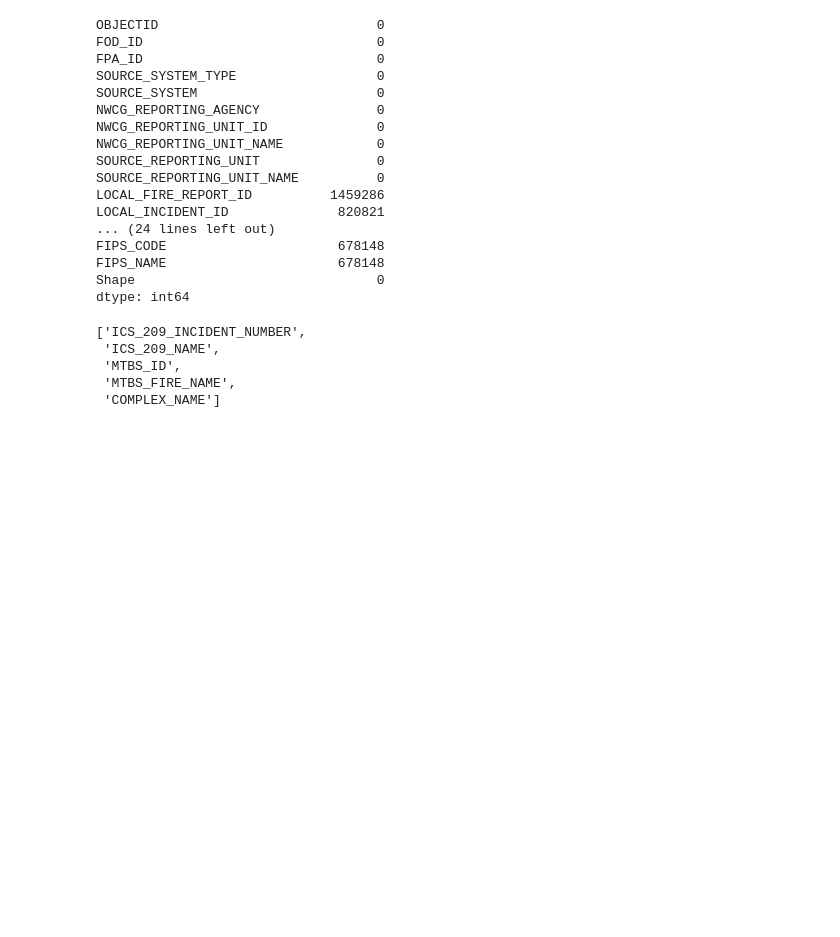
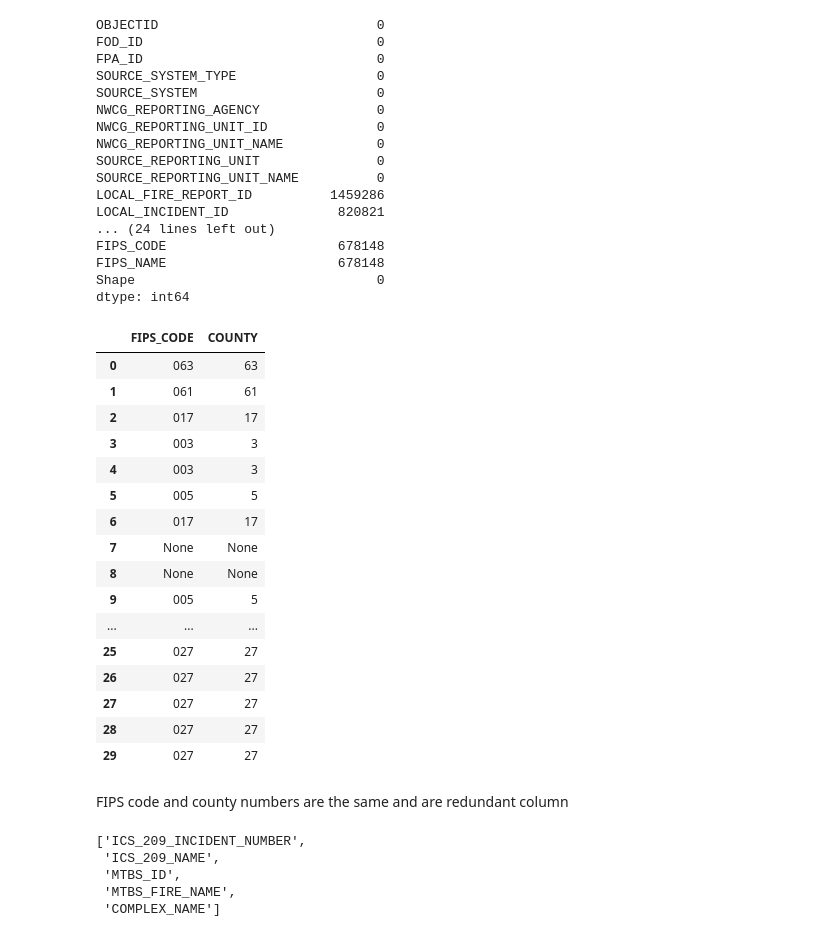
Before and after one commit to Sandeep8021/Wild-Fire-Prediction, a Jupyter notebook: Wild Fire Prediction v1.ipynb, the cells around one changed output. Cells and saved outputs as stored; diff of their text form; code cells hidden in the pictures; blank space fills up the shorter version.

```diff
--- a/Wild Fire Prediction v1.ipynb
+++ b/Wild Fire Prediction v1.ipynb
@@ -122,9 +122,30 @@ FIPS_NAME                      678148
 Shape                               0
 dtype: int64
 # %%
-#change
-FIPS_CODE-->COUNTY
-corr--> cont_date&small_fire?
+#change: check if the FIPS_CODE and COUNTY are the same by the data and also if there is any correlation between cont_date and small_fire(fire_size)
+#FIPS_CODE-->COUNTY
+#corr--> cont_date&small_fire?
+fires_data[['FIPS_CODE','COUNTY']][:30]
+# %% [output]
+|  | FIPS_CODE | COUNTY |
+| 0 | 063 | 63 |
+| 1 | 061 | 61 |
+| 2 | 017 | 17 |
+| 3 | 003 | 3 |
+| 4 | 003 | 3 |
+| 5 | 005 | 5 |
+| 6 | 017 | 17 |
+| 7 | None | None |
+| 8 | None | None |
+| 9 | 005 | 5 |
+| ... | ... | ... |
+| 25 | 027 | 27 |
+| 26 | 027 | 27 |
+| 27 | 027 | 27 |
+| 28 | 027 | 27 |
+| 29 | 027 | 27 |
+# %% [markdown]
+FIPS code and county numbers are the same and are redundant column
 # %%
 #removing null values
 columns = []
```
Also changed, not shown: parts of 35 cells of this notebook.
